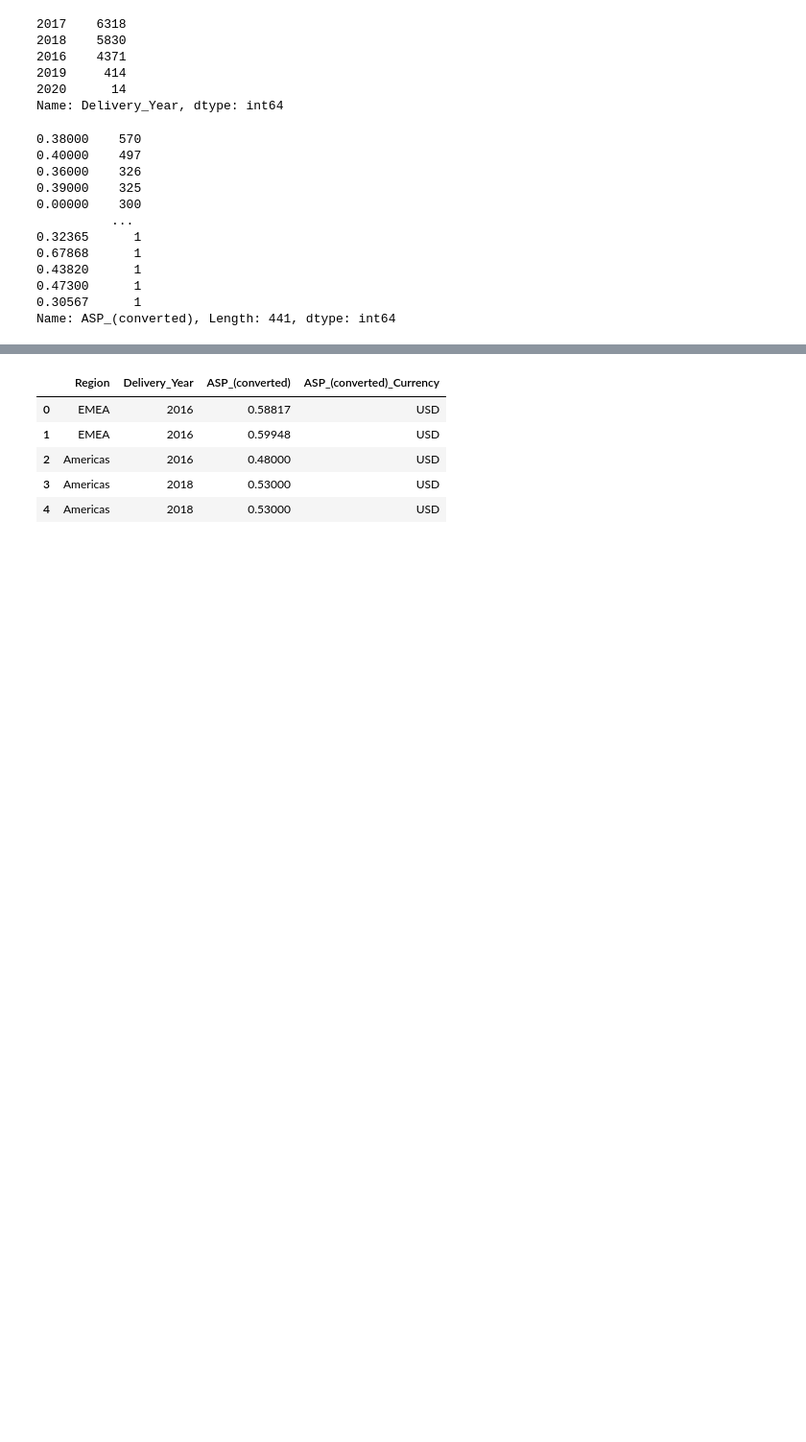
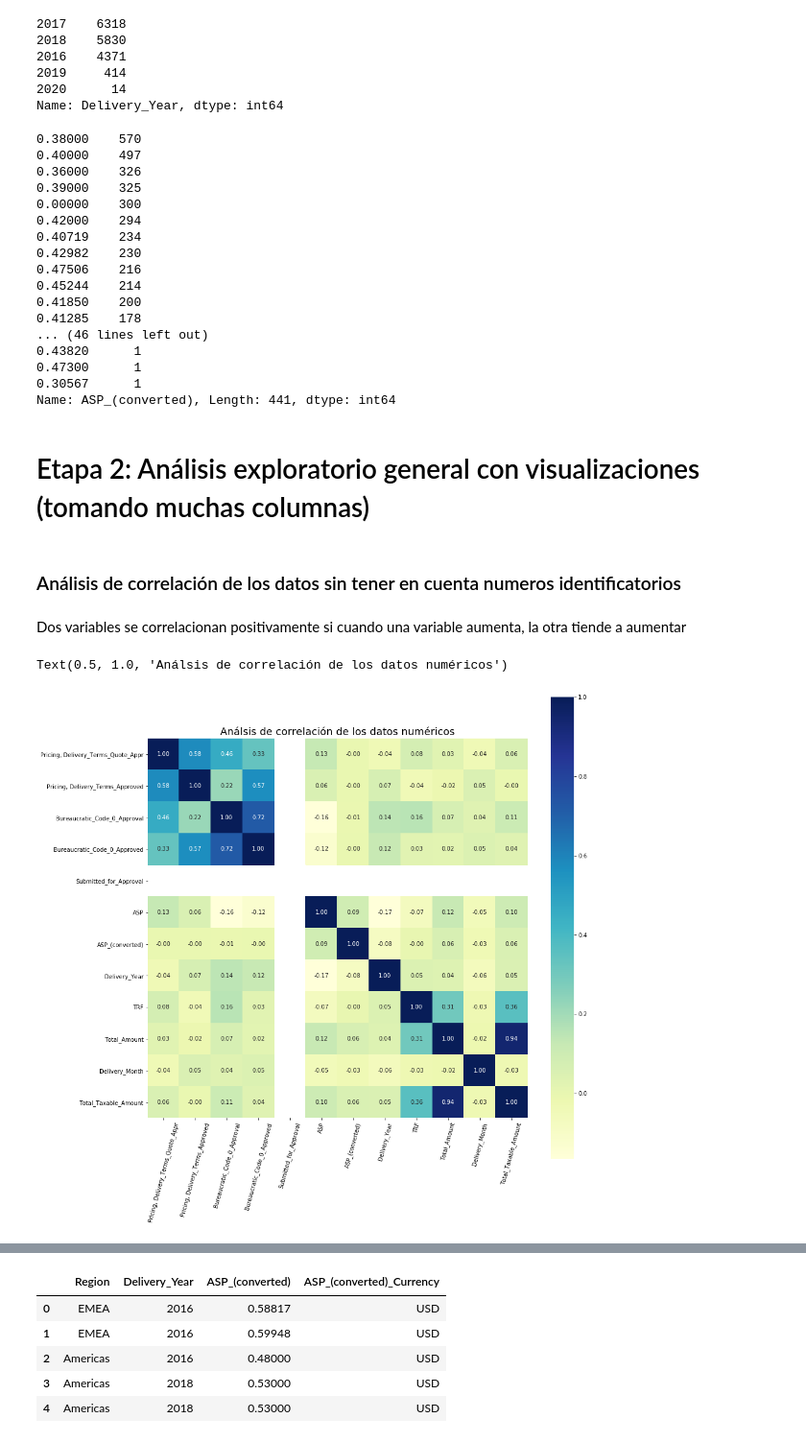
Before and after one commit to joacols/TP_orga_de_datos, a Jupyter notebook: Análisis exploratorio general TP1 2 Cuat 2020.ipynb, the cells around one changed output, grey strips where cells are left out. Shown: that part at 96% size. Drawn from its saved outputs; the diff is of its cells as text; code cells hidden in the pictures; blank space fills up the shorter version.

```diff
--- a/Análisis exploratorio general TP1 2 Cuat 2020.ipynb
+++ b/Análisis exploratorio general TP1 2 Cuat 2020.ipynb
@@ -174,0 +165,4 @@ memory usage: 4.9+ MB
+# %%
+#testdf=df
+testdf=df.groupby('Opportunity_Name').agg({'Total_Amount': 'sum'})#.reset_index()['Total_Amount']
+testdf=testdf.rename(columns={'Total_Amount':'Real_Total_Taxable_Amount'})
@@ -174,0 +171,10 @@ memory usage: 4.9+ MB
+# %%
+df_merged=df.merge(testdf,on='Opportunity_Name')
+
+#df_merged_inconsistence=df_merged[df_merged['Real_Total_Taxable_Amount']!=df_merged['Total_Taxable_Amount']]
+
+df_merged_inconsistence=df_merged[ np.isclose(df_merged['Real_Total_Taxable_Amount'], df_merged['Total_Taxable_Amount'], rtol=1e-02, atol=1e-02, equal_nan=False)==False]
+
+df_merged_inconsistence[['Opportunity_Name','Total_Amount','Real_Total_Taxable_Amount','Total_Taxable_Amount']].sort_values('Opportunity_Name', ascending=False).head()
+
+#df_merged_inconsistence[]
@@ -343,19 +402,42 @@ df2['Delivery_Year'].value_counts()
 2020      14
 Name: Delivery_Year, dtype: int64
 # %%
-df2['ASP_(converted)'].value_counts()
+df['ASP_(converted)'].value_counts()
 # %% [output]
 0.38000    570
 0.40000    497
 0.36000    326
 0.39000    325
 0.00000    300
-          ...
-0.32365      1
-0.67868      1
+0.42000    294
+0.40719    234
+0.42982    230
+0.47506    216
+0.45244    214
+0.41850    200
+0.41285    178
+... (46 lines left out)
 0.43820      1
 0.47300      1
 0.30567      1
 Name: ASP_(converted), Length: 441, dtype: int64
 # %%
 #df2['TRF'].value_counts()
+# %% [markdown]
+# Etapa 2: Análisis exploratorio general con visualizaciones (tomando muchas columnas)
+# %% [markdown]
+### Análisis de correlación de los datos sin tener en cuenta numeros identificatorios
+# %% [markdown]
+Dos variables se correlacionan positivamente si cuando una variable aumenta, la otra tiende a aumentar
+# %%
+df_sin_ids=df.drop(['ID', 'Opportunity_ID', 'Sales_Contract_No'], axis=1)
+
+plt.figure(figsize=(15, 15))
+titulo='Análsis de correlación de los datos numéricos'
+
+sns.heatmap(df_sin_ids.corr(), square=True, annot=True, fmt='.2f', cmap="YlGnBu");
+plt.xticks(rotation=75)
+plt.title(titulo,fontSize=18)
+# %% [output]
+Text(0.5, 1.0, 'Análsis de correlación de los datos numéricos')
+[figure, added]
```
Also changed, not shown: parts of 86 cells of this notebook.
